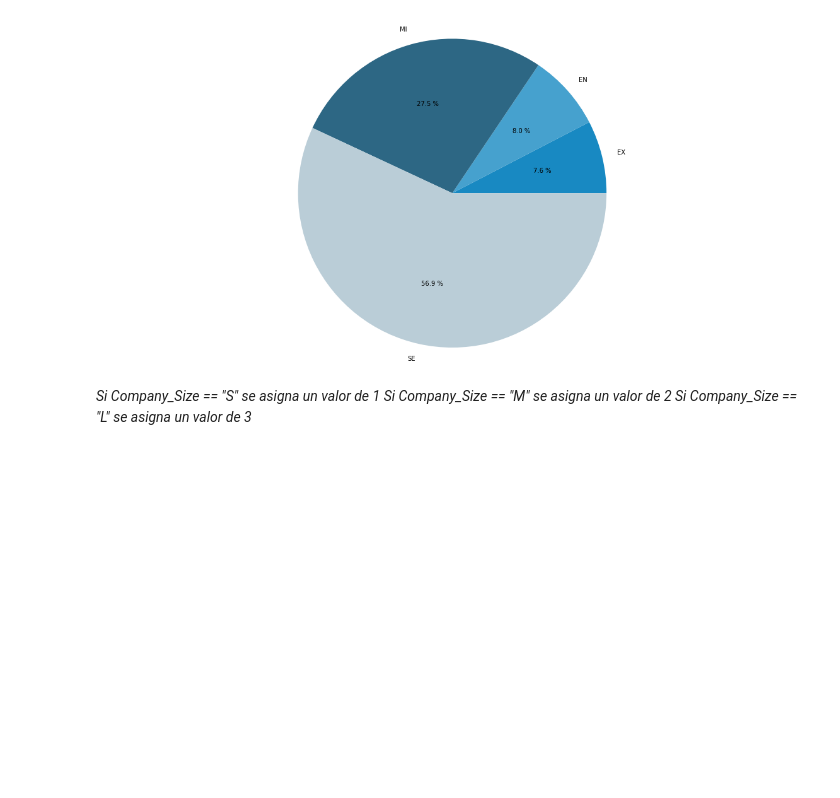
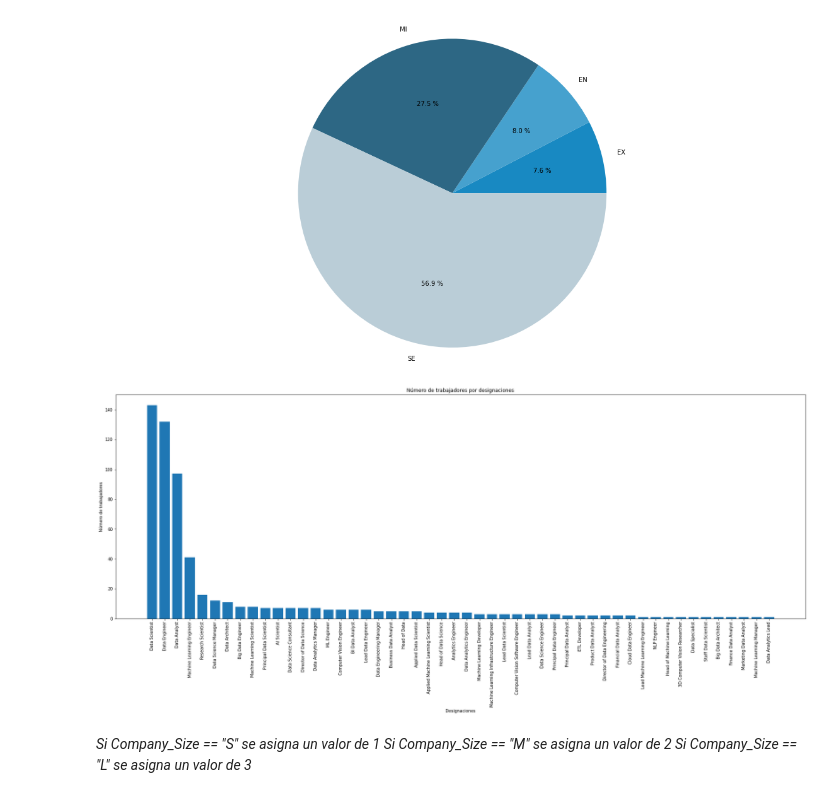
Before and after one commit to mrodriguez2000/Python, a Jupyter notebook: Visualización.ipynb, the cells around one changed output. Saved outputs shown, nothing was run; the diff lists cells and outputs as text; code cells hidden in the pictures; blank space fills up the shorter version.

Commit message:
Cambiando ruta de archivo final y añadiendo una nueva visualización

```diff
--- a/Visualización.ipynb
+++ b/Visualización.ipynb
@@ -64,6 +64,17 @@ plt.axis("equal")
 plt.show()
 # %% [output]
 [figure]
+# %%
+Total_Designation = df["Designation"].value_counts()
+plt.figure(figsize=(30, 10))
+plt.bar(Total_Designation.index, Total_Designation.values)
+plt.xticks(rotation=90)
+plt.xlabel("Designaciones")
+plt.ylabel("Número de trabajadores")
+plt.title("Número de trabajadores por designaciones")
+plt.show()
+# %% [output]
+[figure, added]
 # %% [markdown]
 *Si Company_Size == "S" se asigna un valor de 1*
 *Si Company_Size == "M" se asigna un valor de 2*
```
Also changed, not shown: parts of 4 cells of this notebook, 1 other file.
